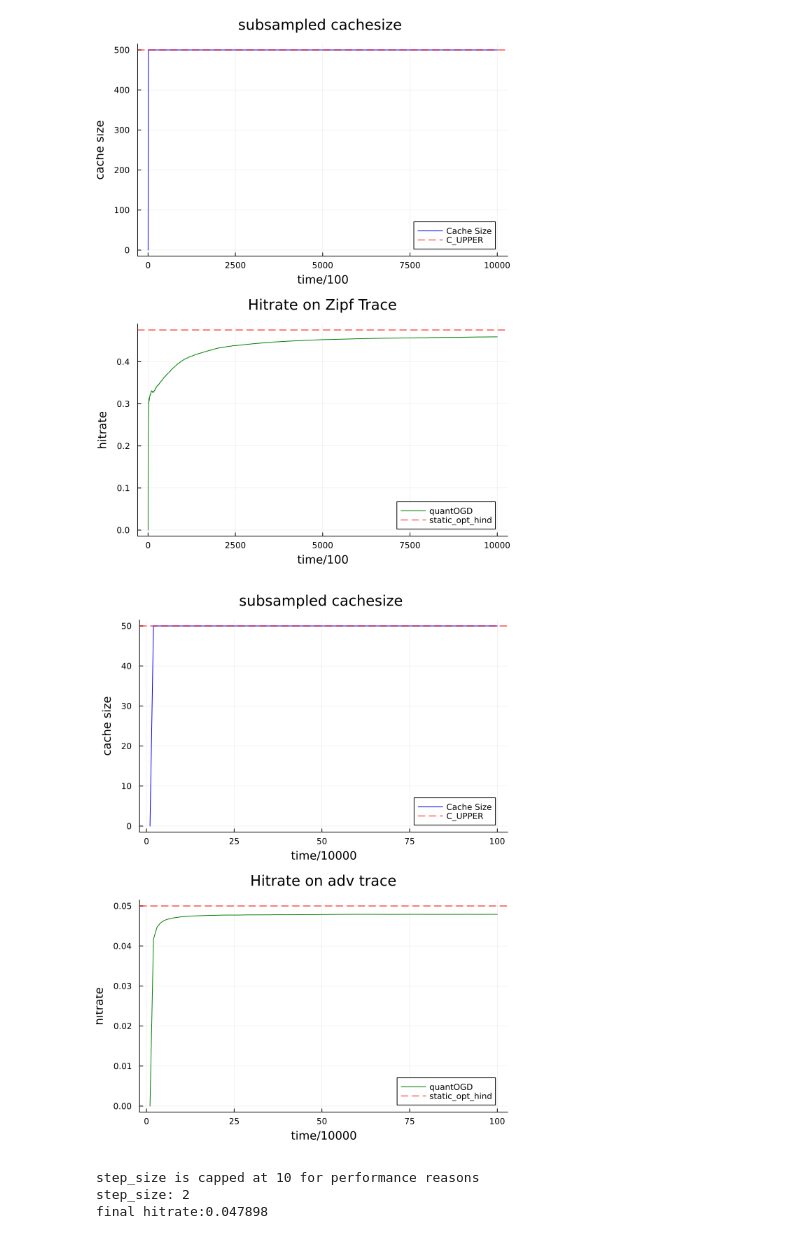
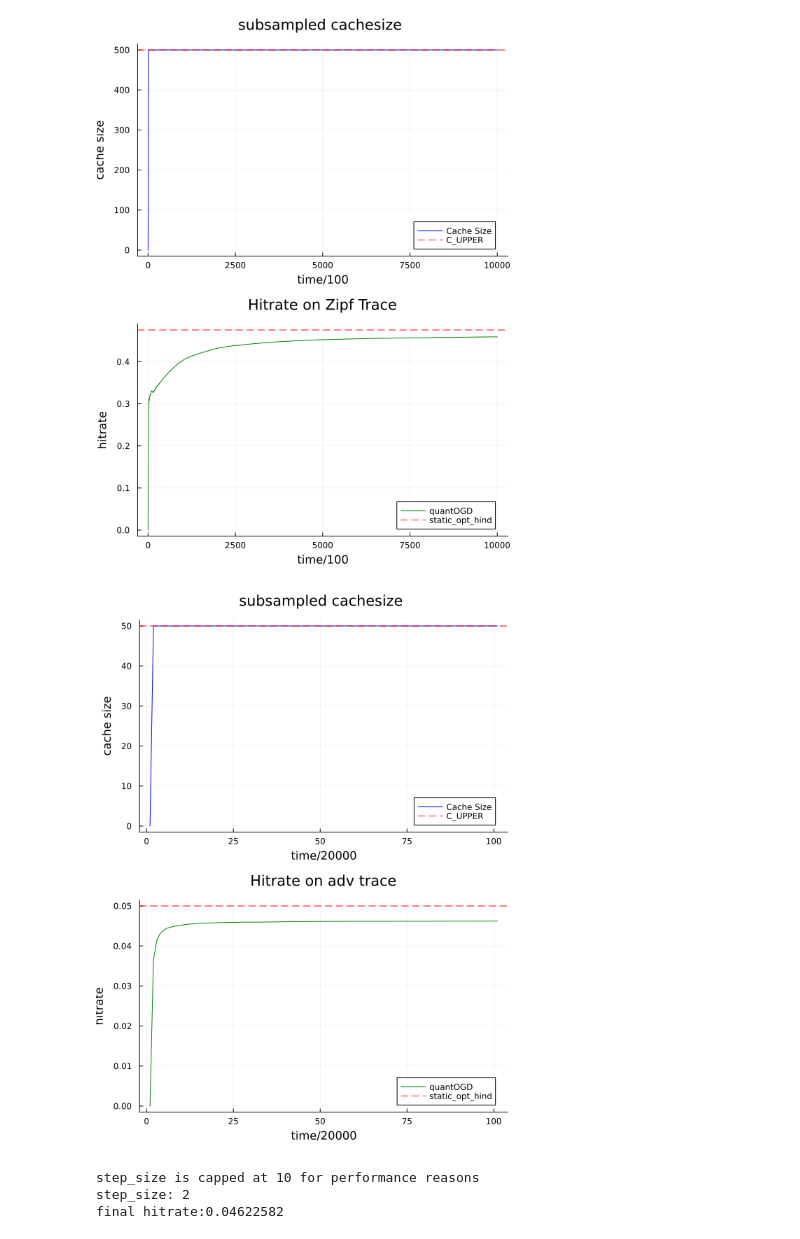
Before and after one commit to ISIPINK/online_caching, a Jupyter notebook: quantOGD_integral_mod_count.ipynb, the cells around one changed output. Saved outputs shown, nothing was run; the diff lists cells and outputs as text; code cells hidden in the pictures.

```diff
--- a/quantOGD_integral_mod_count.ipynb
+++ b/quantOGD_integral_mod_count.ipynb
@@ -315,11 +315,11 @@ step_size: 6
 [figure]
 # %%
 using Random
-function adv_hitrate_plt(; alpha=1.0, C=500, window=1000)
+function adv_hitrate_plt(; rep= 1000, alpha=1.0, C=500, window=1000)
 
     tmp = collect(1:1000)
-    l = []
-    for _ in 1:1000
+    l = collect(1000:1050)
+    for _ in 1:rep
         append!(l,shuffle(tmp))
     end
     l = [ Int(x) for x in l]
@@ -351,35 +351,35 @@ function adv_hitrate_plt(; alpha=1.0, C=500, window=1000)
         ylabel="cache size",
         title="subsampled cachesize ")
     hline!(p1, [q.C_UPPER],
         label="C_UPPER",
         color=:red,
         linestyle=:dash)
 
     # Calculate opt (static optimal hitrate)
     opt = C/N
     # Generate the decay curve: cumulative hitrate over time.
     hit_rates = hits ./ (1:length(l))
 
     # Second plot: hitrate decay curve.
     p2 = plot(hit_rates[1:ss:end],
         label="quantOGD",
         color=:green,
         xlabel="time/$ss",
         ylabel="hitrate",
         title="Hitrate on adv trace")
     hline!(p2, [opt],
         label="static_opt_hind",
         color=:red,
         linestyle=:dash)
 
     # Stack the two plots vertically.
     p = plot(p1, p2, layout=(2, 1), size=(600, 800))
     display(p)
     println("final hitrate:", hit_rates[end])
 end
-adv_hitrate_plt(C = 50)
+adv_hitrate_plt(rep= 2000, C = 50)
 # %% [output]
-[figure, old version]
+[figure, new version]
 step_size is capped at 10 for performance reasons
 step_size: 2
-final hitrate:0.047898
+final hitrate:0.04622582
```
Also changed, not shown: parts of 2 cells of this notebook.
